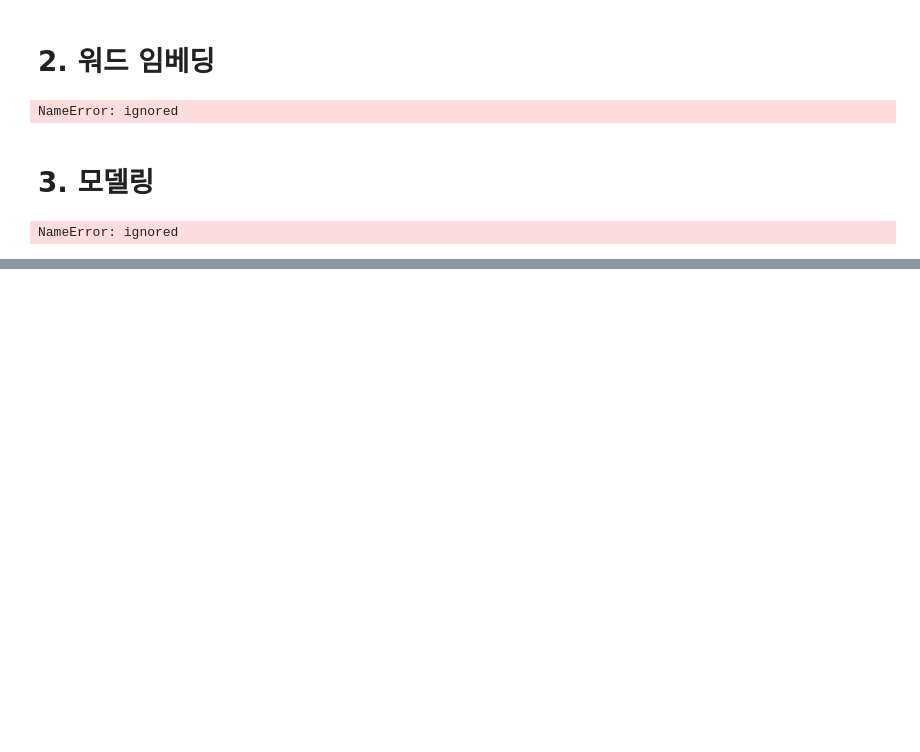
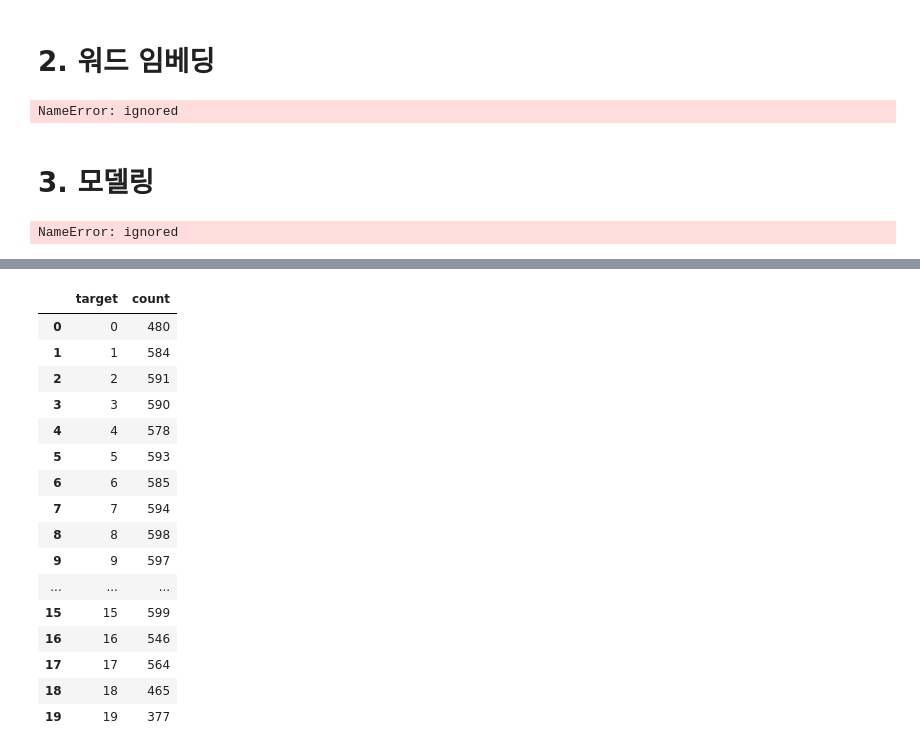
Before and after one commit to rhks13/NLP, a Jupyter notebook: 케라스.ipynb, the cells around one changed output, grey strips where cells are left out. Saved outputs shown, nothing was run; the diff lists cells and outputs as text; code cells hidden in the pictures; blank space fills up the shorter version.

```diff
--- a/케라스.ipynb
+++ b/케라스.ipynb
@@ -45,0 +213,20 @@ NameError: ignored
+# %%
+data.groupby('target').size().reset_index(name='count')
+# %% [output]
+|  | target | count |
+| 0 | 0 | 480 |
+| 1 | 1 | 584 |
+| 2 | 2 | 591 |
+| 3 | 3 | 590 |
+| 4 | 4 | 578 |
+| 5 | 5 | 593 |
+| 6 | 6 | 585 |
+| 7 | 7 | 594 |
+| 8 | 8 | 598 |
+| 9 | 9 | 597 |
+| ... | ... | ... |
+| 15 | 15 | 599 |
+| 16 | 16 | 546 |
+| 17 | 17 | 564 |
+| 18 | 18 | 465 |
+| 19 | 19 | 377 |
```
Also changed, not shown: parts of 31 cells of this notebook.
